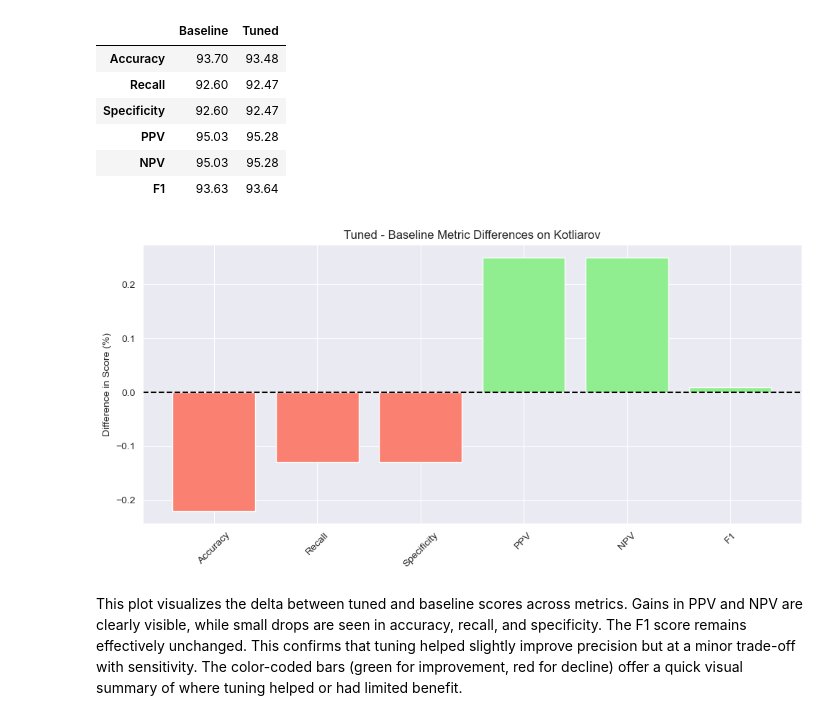
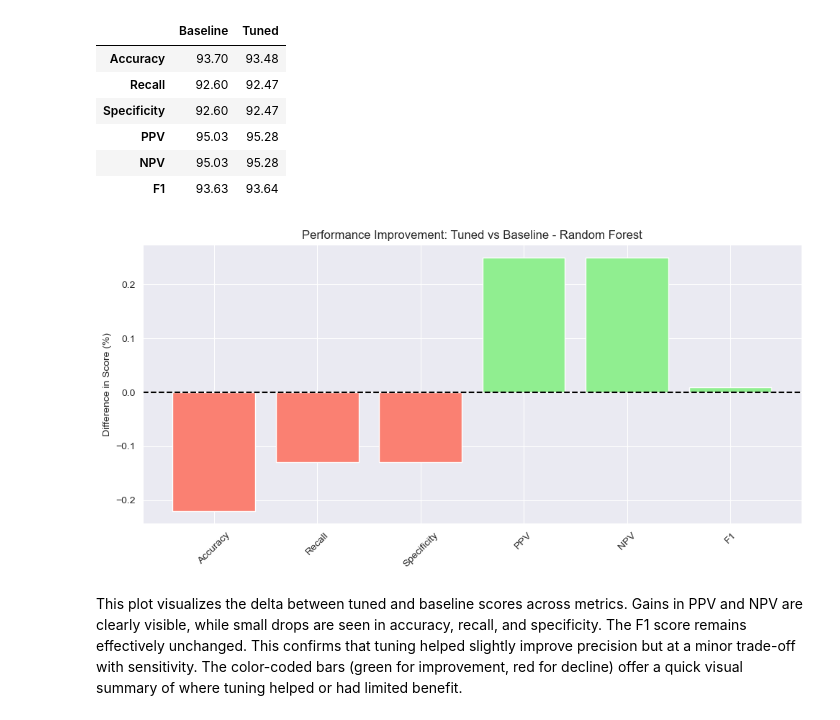
Before and after one commit to dvoulgari/MLCB_Final_Project, a Jupyter notebook: notebooks/random_forest_model_analysis.ipynb, the cells around one changed output. Drawn from its saved outputs; the diff is of its cells as text; code cells hidden in the pictures.

```diff
--- a/notebooks/random_forest_model_analysis.ipynb
+++ b/notebooks/random_forest_model_analysis.ipynb
@@ -364,32 +364,32 @@ df
 # %%
 metrics = list(baseline_metrics.keys())
 baseline_values = [baseline_metrics[m] for m in metrics]
 tuned_values = [tuned_metrics[m] for m in metrics]
 diff = [t - b for t, b in zip(tuned_values, baseline_values)]
 
 # Extract the list of metric names from the baseline results (e.g., Accuracy, F1, etc.)
 metrics = list(baseline_metrics.keys())
 
 # Collect metric values for baseline and tuned models in the same order
 baseline_values = [baseline_metrics[m] for m in metrics]
 tuned_values = [tuned_metrics[m] for m in metrics]
 
 # Compute the difference in performance for each metric (Tuned - Baseline)
 # This helps identify which metrics improved and by how much
 diff = [t - b for t, b in zip(tuned_values, baseline_values)]
 
 colors = ['lightgreen' if d > 0 else 'salmon' for d in diff]
 
 plt.figure(figsize=(10, 5))
 bars = plt.bar(metrics, diff, color=colors)
 plt.axhline(0, color='black', linestyle='--')
-plt.title("Tuned - Baseline Metric Differences on Kotliarov")
+plt.title("Performance Improvement: Tuned vs Baseline - Random Forest")
 plt.ylabel("Difference in Score (%)")
 plt.xticks(rotation=45)
 plt.tight_layout()
 plt.show()
 # %% [output]
-[figure, old version]
+[figure, new version]
 # %% [markdown]
 This plot visualizes the delta between tuned and baseline scores across metrics. Gains in PPV and NPV are clearly visible, while small drops are seen in accuracy, recall, and specificity. The F1 score remains effectively unchanged. This confirms that tuning helped slightly improve precision but at a minor trade-off with sensitivity. The color-coded bars (green for improvement, red for decline) offer a quick visual summary of where tuning helped or had limited benefit.
 # %%
```
Also changed, not shown: parts of 2 cells of this notebook.
